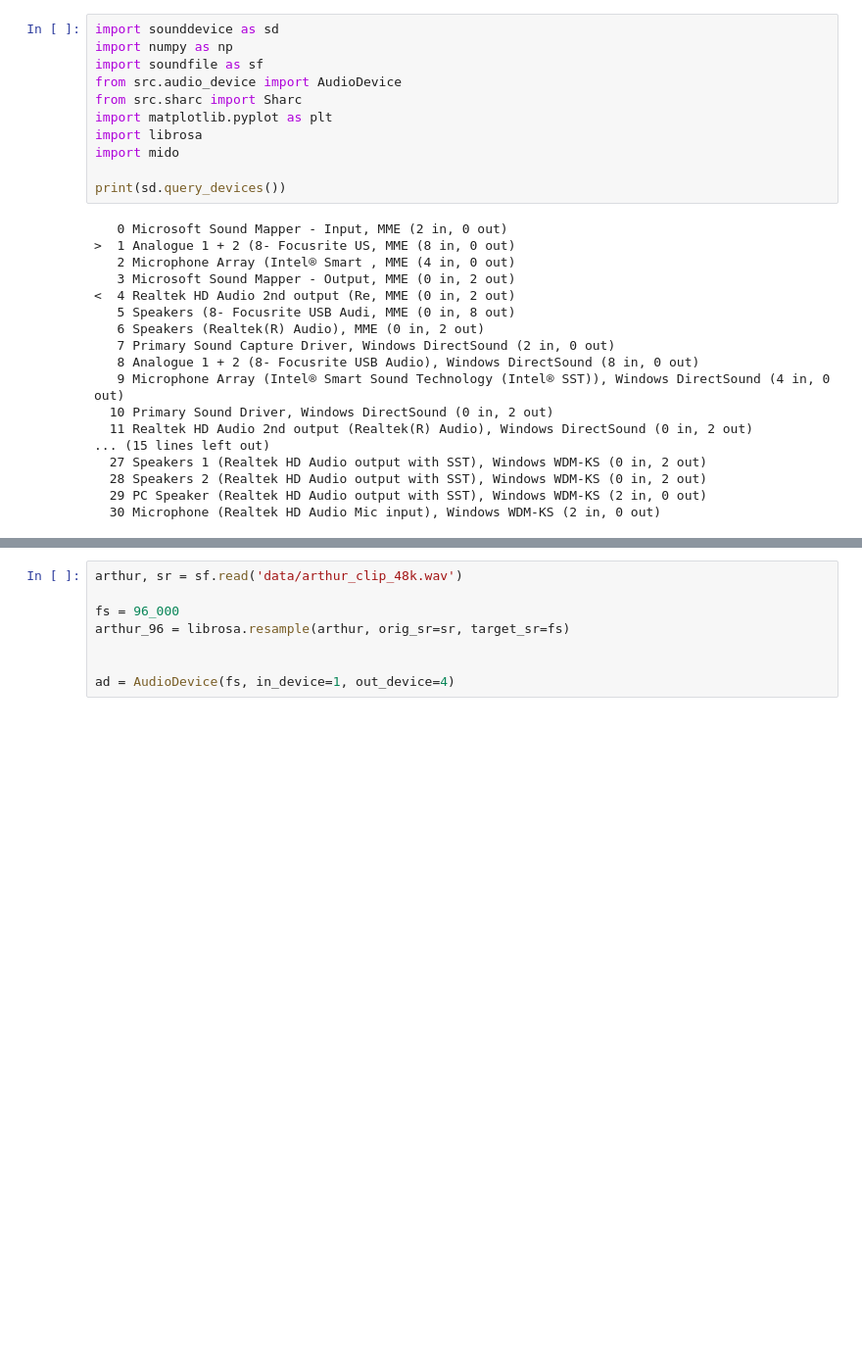
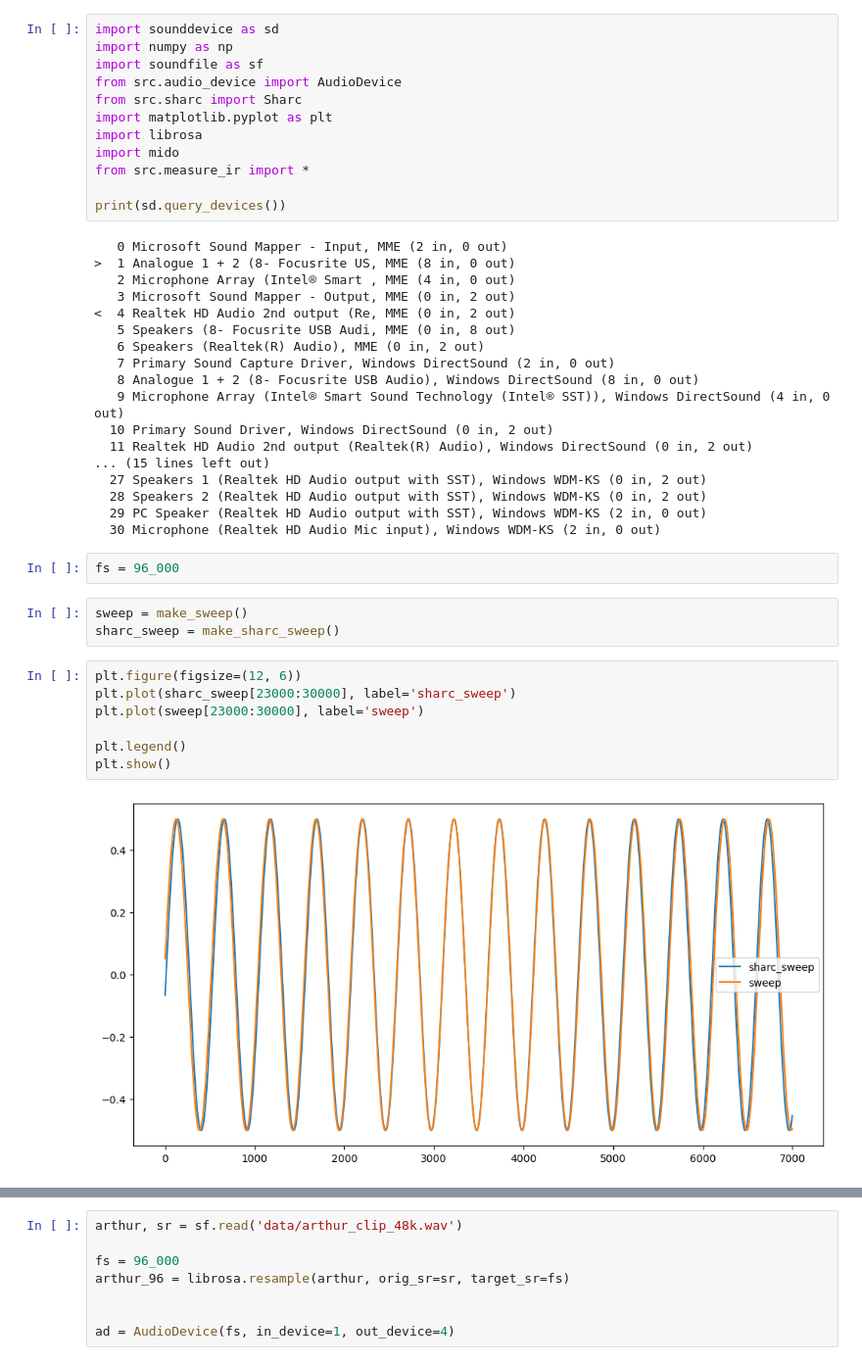
Before and after one commit to bowerirn/Reverb-Control, a Jupyter notebook: experiments/sharc_ir.ipynb, the cells around one changed output, grey strips where cells are left out. Shown at 98% size. Drawn from its saved outputs; the diff is of its cells as text; blank space fills up the shorter version.

```diff
--- a/experiments/sharc_ir.ipynb
+++ b/experiments/sharc_ir.ipynb
@@ -7,6 +7,7 @@ from src.sharc import Sharc
 import matplotlib.pyplot as plt
 import librosa
 import mido
+from src.measure_ir import *
 
 print(sd.query_devices())
 # %% [output]
@@ -27,3 +28,17 @@ print(sd.query_devices())
   28 Speakers 2 (Realtek HD Audio output with SST), Windows WDM-KS (0 in, 2 out)
   29 PC Speaker (Realtek HD Audio output with SST), Windows WDM-KS (2 in, 0 out)
   30 Microphone (Realtek HD Audio Mic input), Windows WDM-KS (2 in, 0 out)
+# %%
+fs = 96_000
+# %%
+sweep = make_sweep()
+sharc_sweep = make_sharc_sweep()
+# %%
+plt.figure(figsize=(12, 6))
+plt.plot(sharc_sweep[23000:30000], label='sharc_sweep')
+plt.plot(sweep[23000:30000], label='sweep')
+
+plt.legend()
+plt.show()
+# %% [output]
+[figure, added]
```
Also changed, not shown: parts of 16 cells of this notebook, 16 other files.
